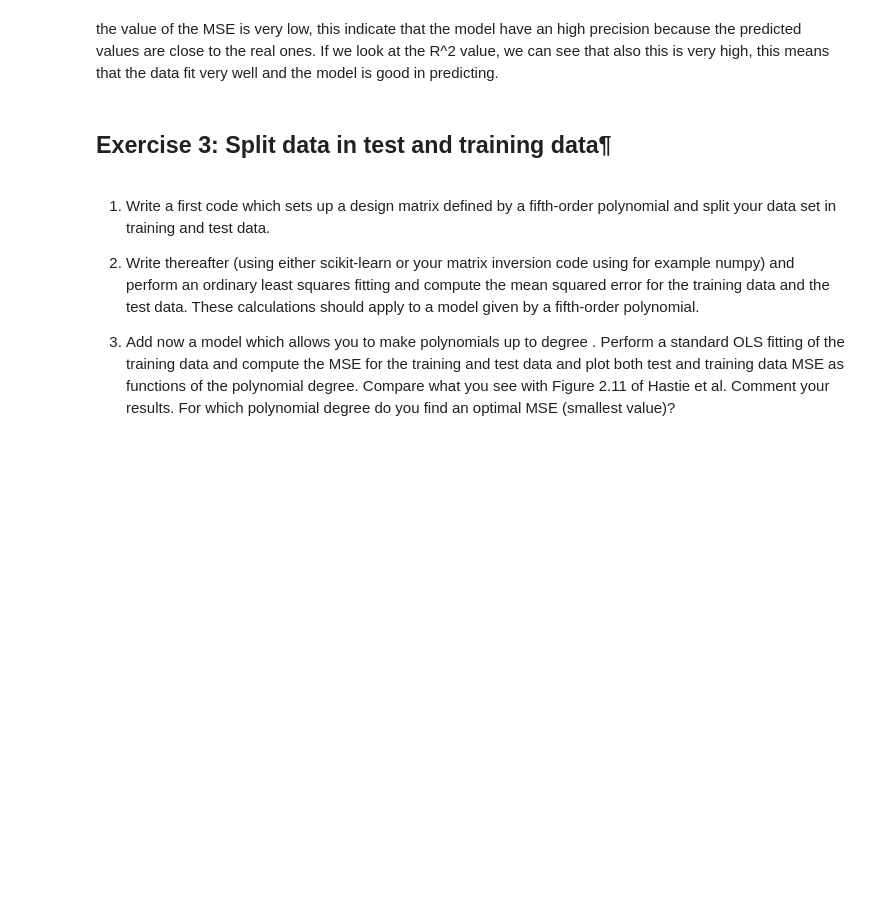
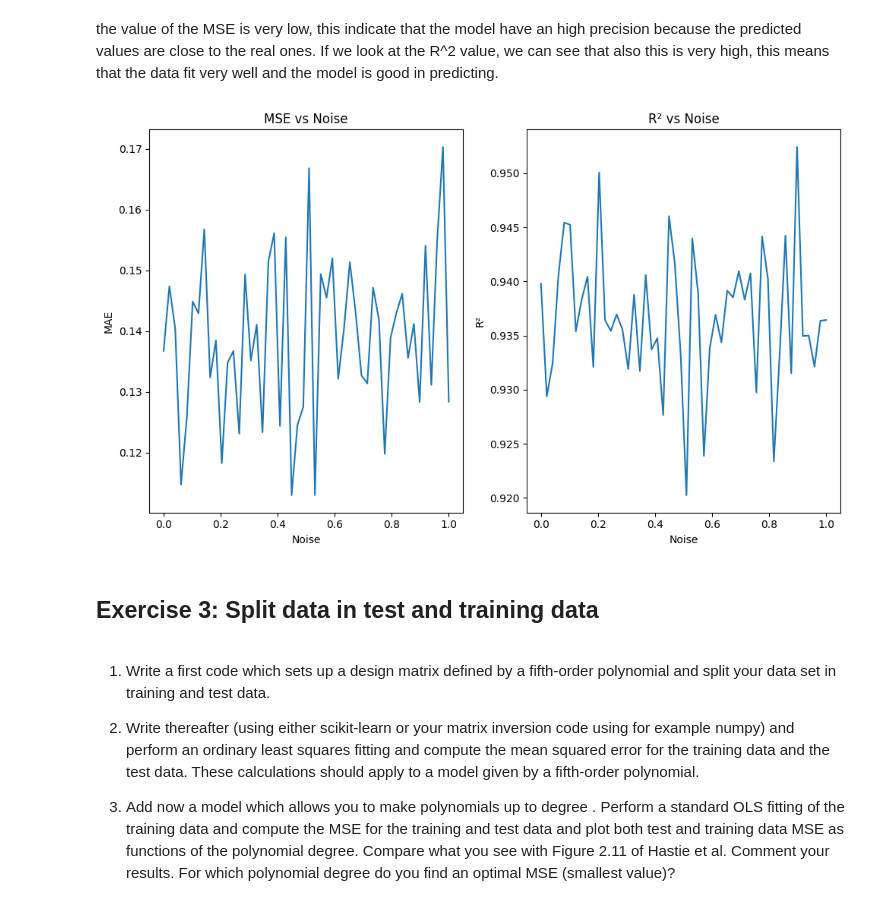
Before and after one commit to Elisaottoboni/Machine-Learning-University-of-Oslo, a Jupyter notebook: week_35/w35-Gabriele.ipynb, the cells around one changed output. Saved outputs shown, nothing was run; the diff lists cells and outputs as text; code cells hidden in the pictures; blank space fills up the shorter version.

Commit message:
update weekly exercises
add the final version of the excercises

```diff
--- a/week_35/w35-Gabriele.ipynb
+++ b/week_35/w35-Gabriele.ipynb
@@ -114,5 +127,59 @@ the value of the MSE is very low, this indicate that the model have an high prec
+# %%
+import numpy as np
+import matplotlib.pyplot as plt
+from sklearn.linear_model import LinearRegression
+from sklearn.metrics import mean_squared_error, r2_score
+
+# generating funcction for encreasing noise
+def generate_data(noise_level):
+    x = np.random.rand(100, 1)
+    y_true = 2.0 + 5 * x * x
+    noise = noise_level * np.random.randn(100, 1)
+    y = y_true + noise
+    return x, y, y_true
+
+# func for the model
+def evaluate_model(x, y, y_true):
+    model = LinearRegression()
+    model.fit(x, y)
+    y_pred = model.predict(x)
+    mae = mean_squared_error(y_true, y_pred)
+    r2 = r2_score(y_true, y_pred)
+    return mae, r2
+
+# initializing arrays
+noise_levels = np.linspace(0, 1, 50)
+mae_values = []
+r2_values = []
+
+# Looping
+for noise_level in noise_levels:
+    x, y, y_true = generate_data(noise_level)
+    mae, r2 = evaluate_model(x, y, y_true)
+    mae_values.append(mae)
+    r2_values.append(r2)
+
+# Plot
+plt.figure(figsize=(10, 6))
+
+plt.subplot(1, 2, 1)
+plt.plot(noise_levels, mae_values)
+plt.title('MSE vs Noise')
+plt.xlabel('Noise')
+plt.ylabel('MAE')
+
+plt.subplot(1, 2, 2)
+plt.plot(noise_levels, r2_values)
+plt.title('R² vs Noise')
+plt.xlabel('Noise')
+plt.ylabel('R²')
+
+plt.tight_layout()
+plt.show()
+# %% [output]
+[figure, added]
 # %% [markdown]
-## Exercise 3: Split data in test and training data¶
+## **Exercise 3: Split data in test and training data**
 # %% [markdown]
 1. Write a first code which sets up a design matrix
  defined by a fifth-order polynomial and split your data set in training and test data.
```
Also changed, not shown: parts of 21 cells of this notebook.
